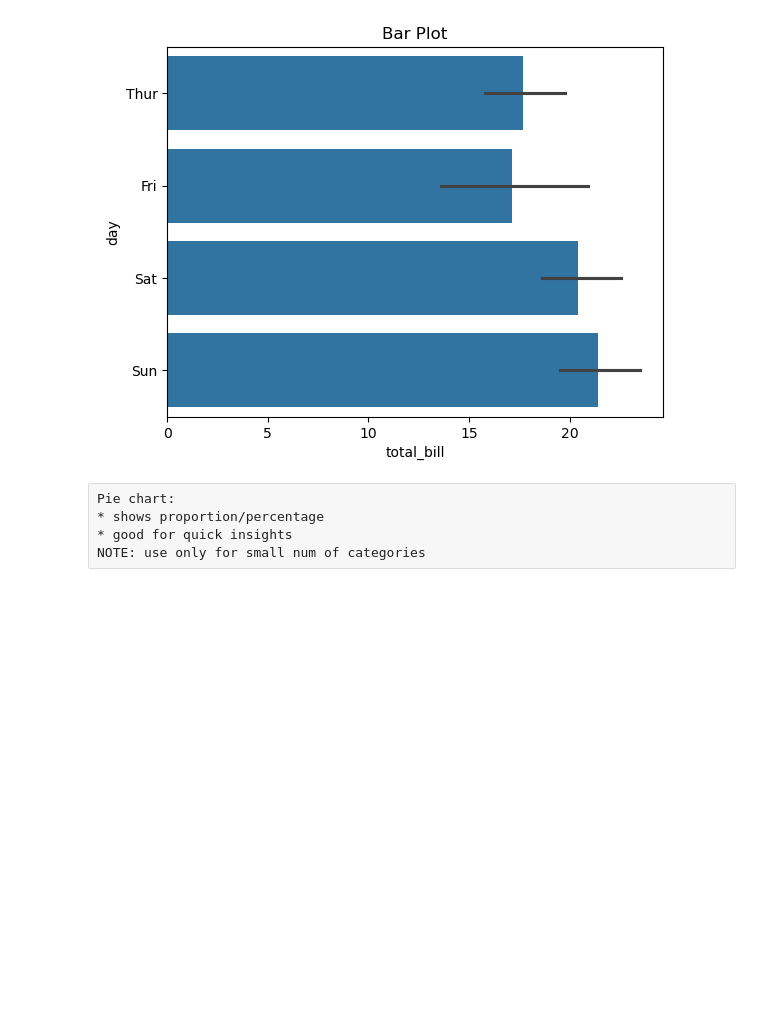
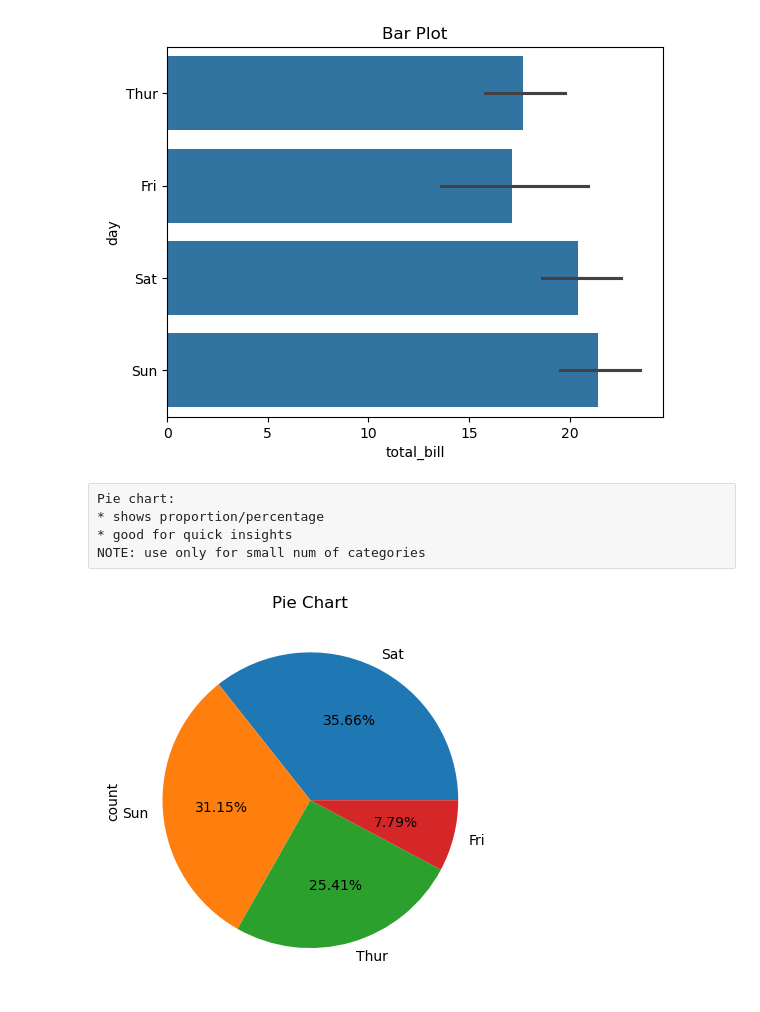
Before and after one commit to CodeWithAkash/python-class-notes, a Jupyter notebook: visualization.ipynb, the cells around one changed output. Saved outputs shown, nothing was run; the diff lists cells and outputs as text; code cells hidden in the pictures; blank space fills up the shorter version.

Commit message:
Pie chart

```diff
--- a/visualization.ipynb
+++ b/visualization.ipynb
@@ -305,5 +305,7 @@ NOTE: use only for small num of categories
 # %%
 plt.figure()
 df['day'].value_counts().plot.pie(autopct='%1.2f%%')
-plt.title("p Plot")
+plt.title("Pie Chart")
 plt.show()
+# %% [output]
+[figure, added]
```
Also changed, not shown: parts of 3 cells of this notebook.
